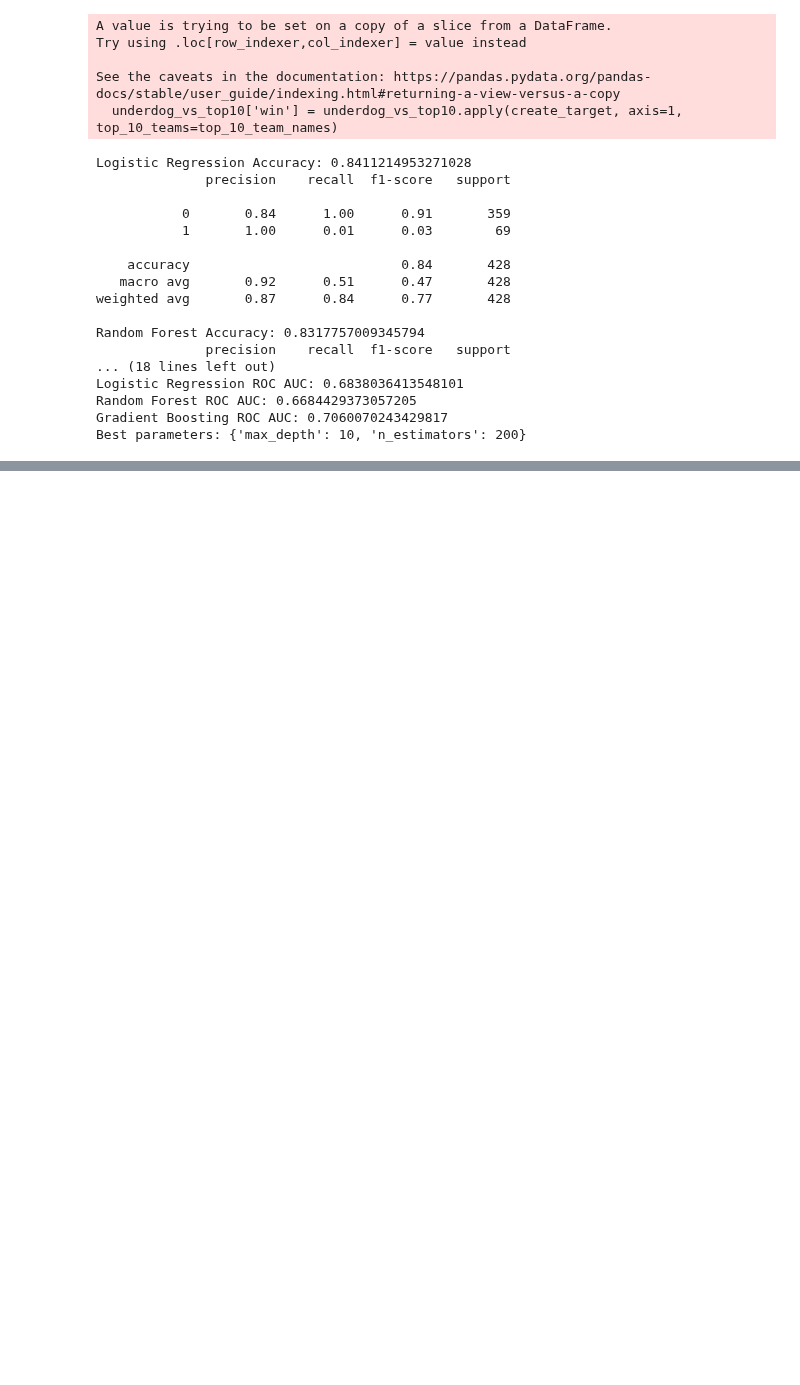
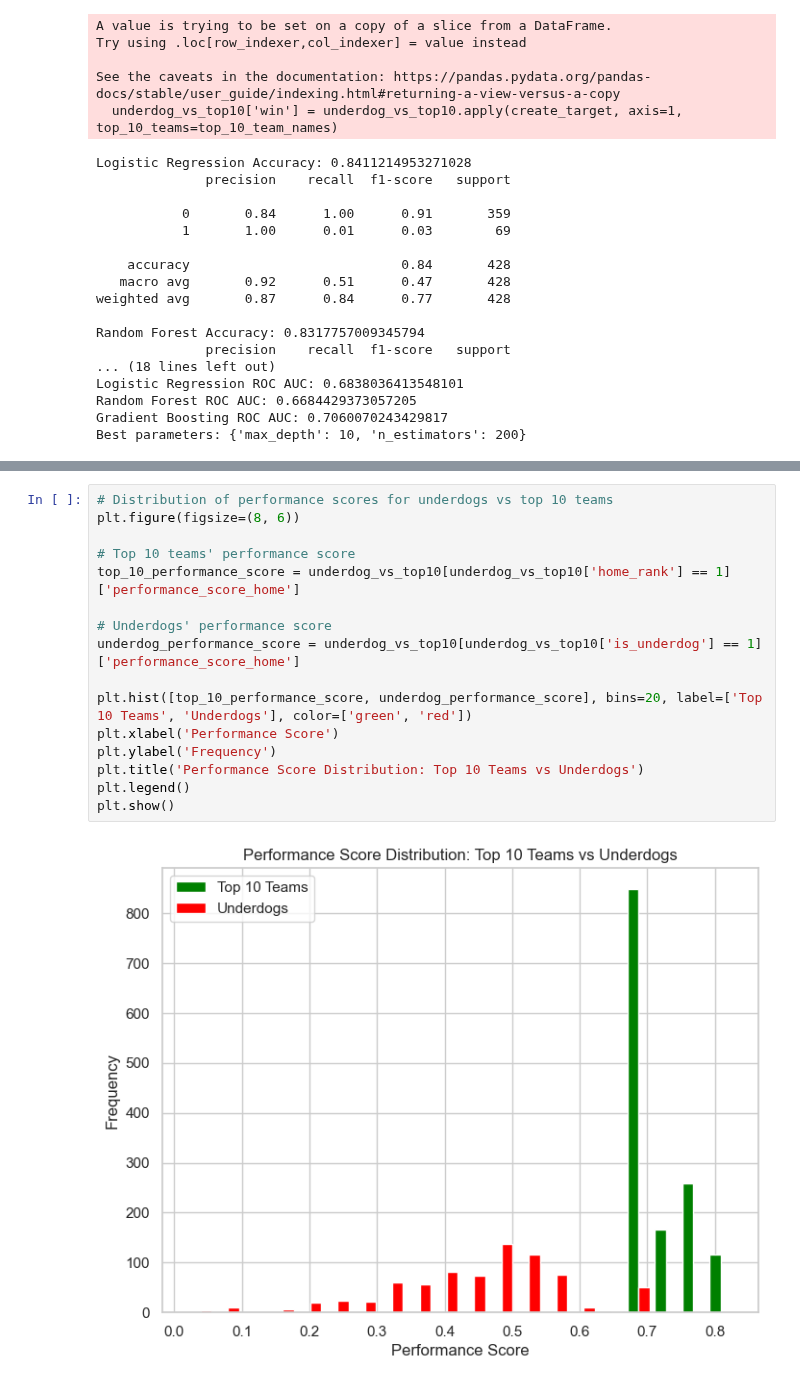
Before and after one commit to Nate5461/DS3000_Project, a Jupyter notebook: Objective_2.ipynb, the cells around one changed output, grey strips where cells are left out. Saved outputs shown, nothing was run; the diff lists cells and outputs as text; blank space fills up the shorter version.

```diff
--- a/Objective_2.ipynb
+++ b/Objective_2.ipynb
@@ -322,0 +297,18 @@ plt.show()
+# %%
+# Distribution of performance scores for underdogs vs top 10 teams
+plt.figure(figsize=(8, 6))
+
+# Top 10 teams' performance score
+top_10_performance_score = underdog_vs_top10[underdog_vs_top10['home_rank'] == 1]['performance_score_home']
+
+# Underdogs' performance score
+underdog_performance_score = underdog_vs_top10[underdog_vs_top10['is_underdog'] == 1]['performance_score_home']
+
+plt.hist([top_10_performance_score, underdog_performance_score], bins=20, label=['Top 10 Teams', 'Underdogs'], color=['green', 'red'])
+plt.xlabel('Performance Score')
+plt.ylabel('Frequency')
+plt.title('Performance Score Distribution: Top 10 Teams vs Underdogs')
+plt.legend()
+plt.show()
+# %% [output]
+[figure, added]
```
Also changed, not shown: parts of 2 cells of this notebook.
